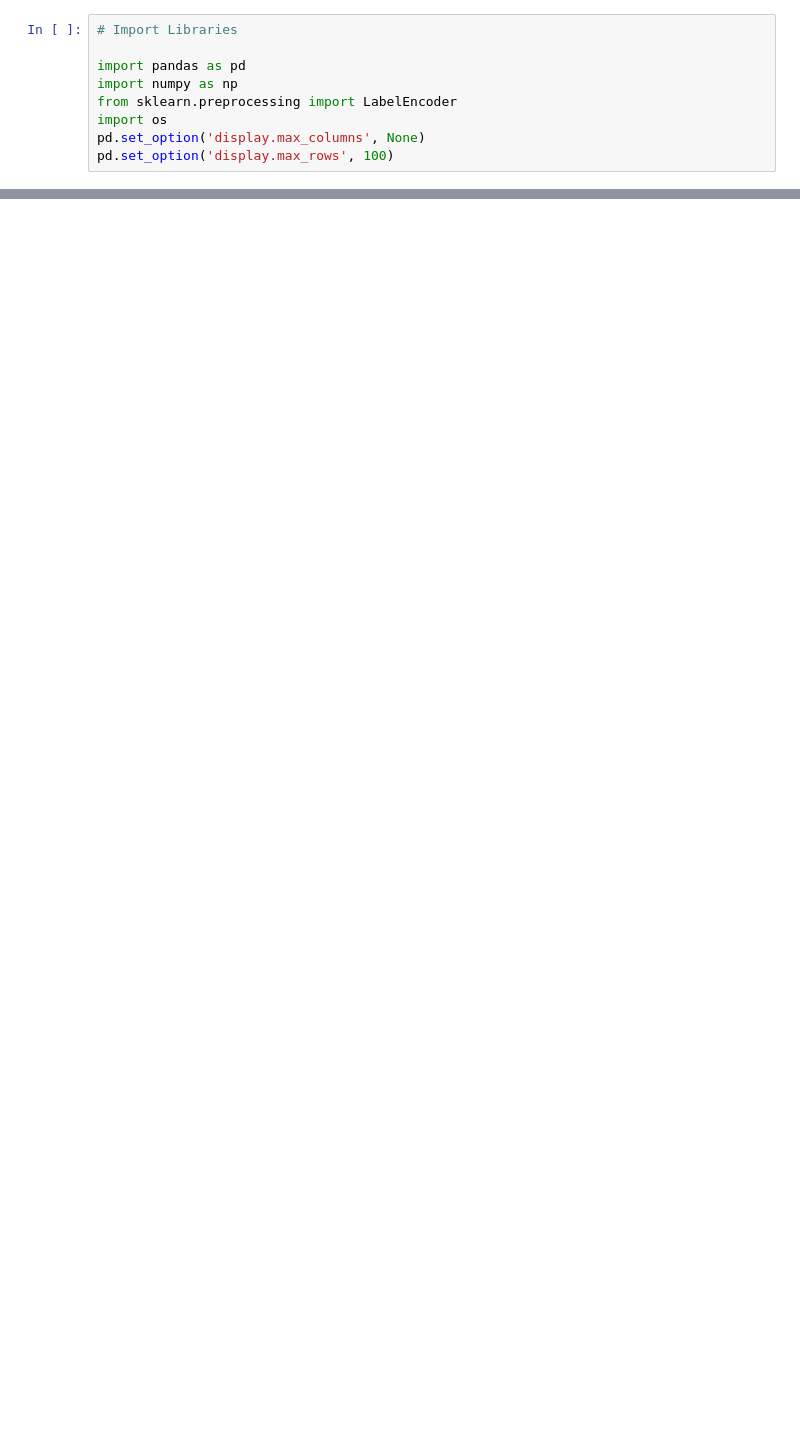
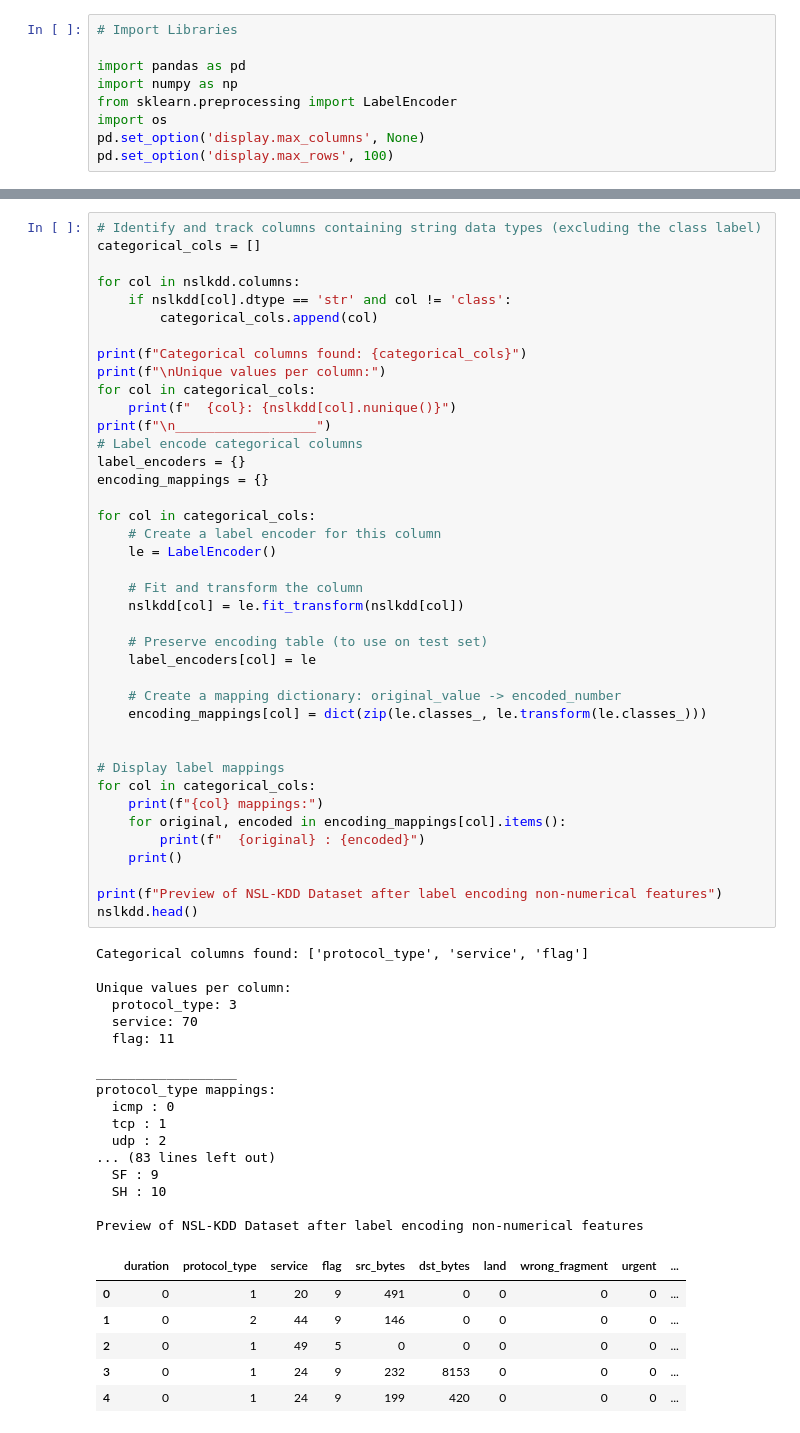
Before and after one commit to soundW4V3S/491-Capstone, a Jupyter notebook: preprocessing/preprocessing.ipynb, the cells around one changed output, grey strips where cells are left out. Cells and saved outputs as stored; diff of their text form; blank space fills up the shorter version.

```diff
--- a/preprocessing/preprocessing.ipynb
+++ b/preprocessing/preprocessing.ipynb
@@ -49 +108,65 @@ df_train.iloc[:, -5:].head()
+# %%
+# Identify and track columns containing string data types (excluding the class label)
+categorical_cols = []
+
+for col in nslkdd.columns:
+    if nslkdd[col].dtype == 'str' and col != 'class':
+        categorical_cols.append(col)
+
+print(f"Categorical columns found: {categorical_cols}")
+print(f"\nUnique values per column:")
+for col in categorical_cols:
+    print(f"  {col}: {nslkdd[col].nunique()}")
+print(f"\n__________________")
+# Label encode categorical columns
+label_encoders = {}
+encoding_mappings = {}
+
+for col in categorical_cols:
+    # Create a label encoder for this column
+    le = LabelEncoder()
+
+    # Fit and transform the column
+    nslkdd[col] = le.fit_transform(nslkdd[col])
+
+    # Preserve encoding table (to use on test set)
+    label_encoders[col] = le
+
+    # Create a mapping dictionary: original_value -> encoded_number
+    encoding_mappings[col] = dict(zip(le.classes_, le.transform(le.classes_)))
+
+
+# Display label mappings
+for col in categorical_cols:
+    print(f"{col} mappings:")
+    for original, encoded in encoding_mappings[col].items():
+        print(f"  {original} : {encoded}")
+    print()
+
+print(f"Preview of NSL-KDD Dataset after label encoding non-numerical features")
+nslkdd.head()
+# %% [output]
+Categorical columns found: ['protocol_type', 'service', 'flag']
+
+Unique values per column:
+  protocol_type: 3
+  service: 70
+  flag: 11
+
+__________________
+protocol_type mappings:
+  icmp : 0
+  tcp : 1
+  udp : 2
+... (83 lines left out)
+  SF : 9
+  SH : 10
+
+Preview of NSL-KDD Dataset after label encoding non-numerical features
+|  | duration | protocol_type | service | flag | src_bytes | dst_bytes | land | wrong_fragment | urgent | ... |
+| 0 | 0 | 1 | 20 | 9 | 491 | 0 | 0 | 0 | 0 | ... |
+| 1 | 0 | 2 | 44 | 9 | 146 | 0 | 0 | 0 | 0 | ... |
+| 2 | 0 | 1 | 49 | 5 | 0 | 0 | 0 | 0 | 0 | ... |
+| 3 | 0 | 1 | 24 | 9 | 232 | 8153 | 0 | 0 | 0 | ... |
+| 4 | 0 | 1 | 24 | 9 | 199 | 420 | 0 | 0 | 0 | ... |
 # %%
```
Also changed, not shown: parts of 5 cells of this notebook, 7 other files.
